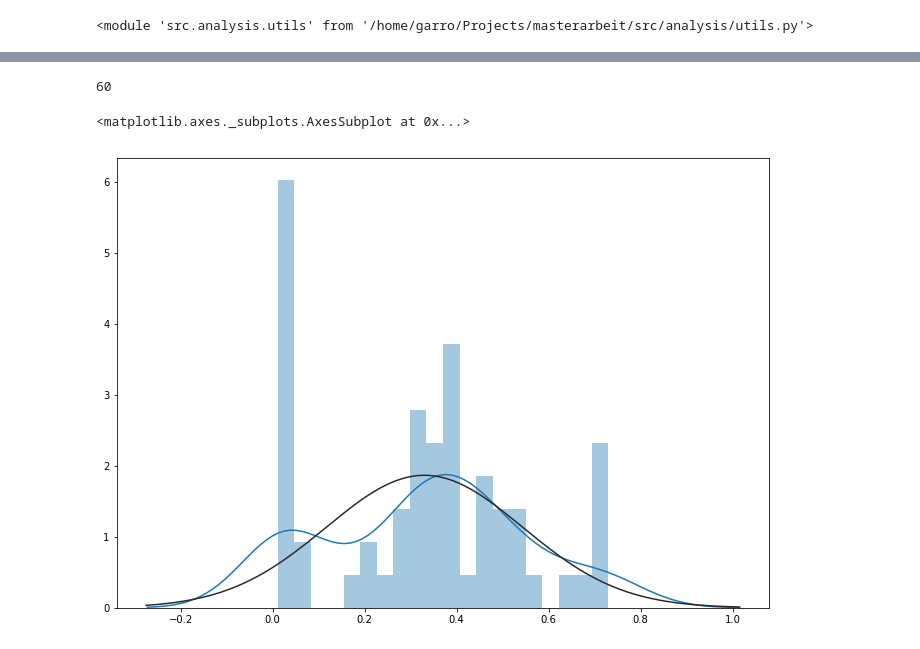
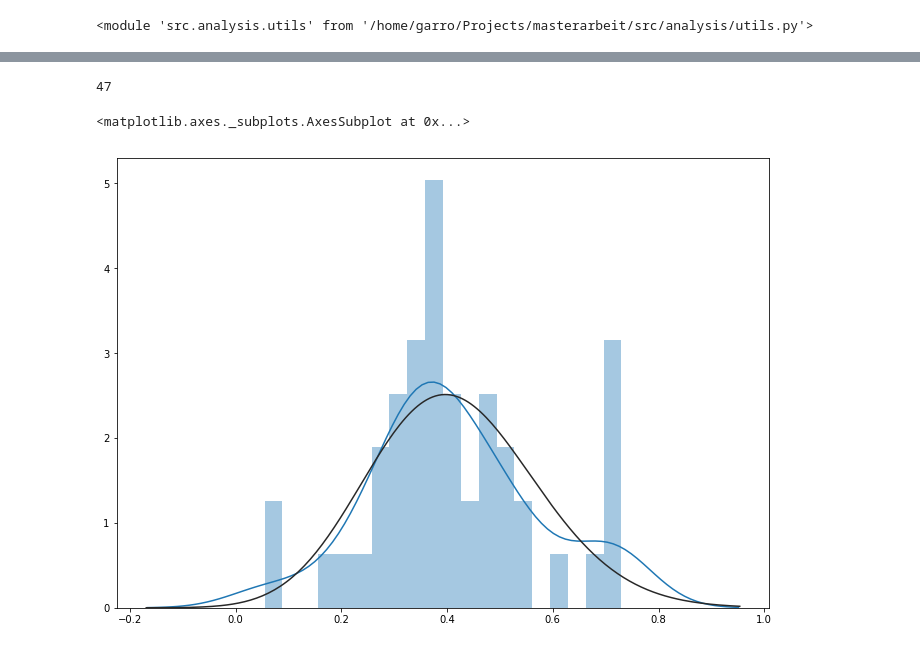
Before and after one commit to SRechenberger/Masterarbeit_Code, a Jupyter notebook: analysis.ipynb, the cells around one changed output, grey strips where cells are left out. Saved outputs shown, nothing was run; the diff lists cells and outputs as text; code cells hidden in the pictures.

```diff
--- a/analysis.ipynb
+++ b/analysis.ipynb
@@ -56,20 +136,20 @@ xs = ana_utils.get_tms_entropy(
 # %%
 all_data = []
 for _, h, c in xs:
-    if c and h > 0.01:
+    if c and h > 0.05:
         all_data.append(h)
 print(len(all_data))
 # %% [output]
-60
+47
 # %%
 fig, ax = plt.subplots(figsize=a4_dims)
-sns.distplot(all_data, bins=20, norm_hist=True, fit=t)
+sns.distplot(all_data, bins=20, norm_hist=True, fit=beta)
 #xs = np.arange(0.0,1,0.0001)
 #theta_beta = beta.fit(plot_data)
 #ax.plot(xs, beta.pdf(xs, *theta_beta)) #3.28, 1.714, loc=0.9652, scale=0.0276))
 # %% [output]
 <matplotlib.axes._subplots.AxesSubplot at 0x...>
-[figure, old version]
+[figure, new version]
 # %%
 theta_beta = beta.fit(all_data)
 theta_norm = norm.fit(all_data)
```
Also changed, not shown: parts of 10 cells of this notebook.
